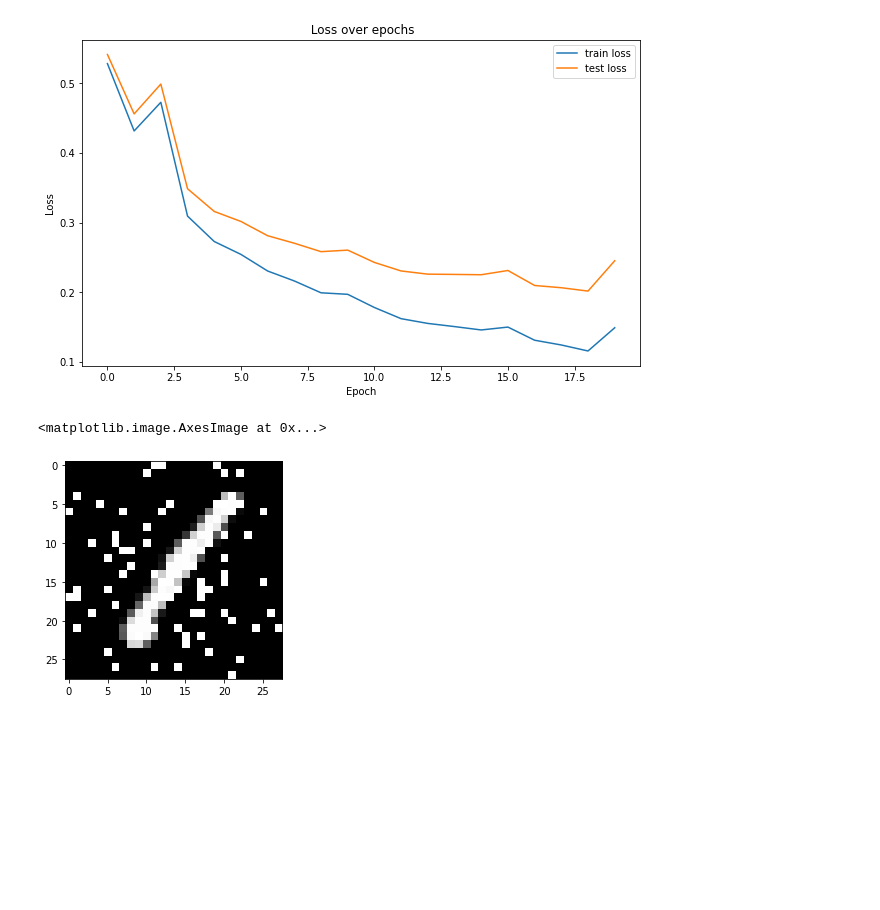
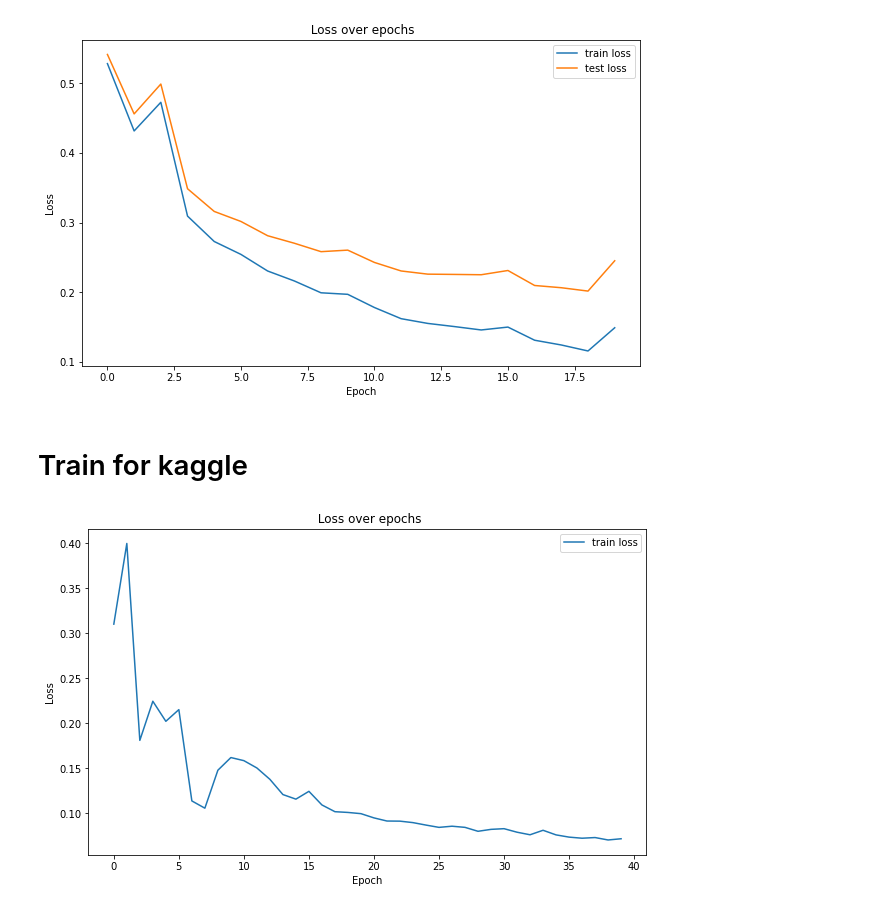
Before and after one commit to Siemashko/DL-Project-1, a Jupyter notebook: MNIST/architecture_experiment.ipynb, the cells around one changed output. Drawn from its saved outputs; the diff is of its cells as text; code cells hidden in the pictures; blank space fills up the shorter version.

```diff
--- a/MNIST/architecture_experiment.ipynb
+++ b/MNIST/architecture_experiment.ipynb
@@ -275,8 +285,45 @@ Classification accuracy: 0.9253014705882353
 f.print_loss_by_epoch()
 # %% [output]
 [figure]
-# %%
-plt.imshow(df.iloc[9,1:].values.reshape(28,28),cmap='gray')
-# %% [output]
-<matplotlib.image.AxesImage at 0x...>
-[figure, removed]
+# %% [markdown]
+# Train for kaggle
+# %%
+# train for kaggle
+df: pd.DataFrame = pd.read_csv("MNIST/data/enhanced_train.csv")
+data = df.loc[:, df.columns != "label"].to_numpy()
+data_max = np.max(data)
+data = data / data_max
+
+target = df["label"].to_numpy()
+n_values = np.max(target) + 1
+target = np.eye(n_values)[target]
+
+activation_function=Activation.RELU
+hidden_layers = [128, 64, 32]
+activation_functions=[activation_function]*len(hidden_layers) + [Activation.SOFTMAX]
+weight_initialization=WeightInitialization.HE
+loss_function=CROSSENTROPY
+batch_size=64
+momentum=0.9
+learning_rate=1e-3
+
+
+mlp = MLP(data,
+          target,
+          hidden_layers=hidden_layers,
+          weight_initialization=weight_initialization,
+          random_seed=34,
+          activation_functions=activation_functions,
+          problem_type=MLP.ProblemType.CLASSIFICATION,
+          loss_function=loss_function)
+
+mlp.fit(reg_L1=0,
+        reg_L2=0,
+        batch_size=batch_size,
+        epochs=50,
+        learning_rate=learning_rate,
+        momentum=momentum)
+# %%
+mlp.print_loss_by_epoch()
+# %% [output]
+[figure, added]
```
Also changed, not shown: parts of 6 cells of this notebook.
